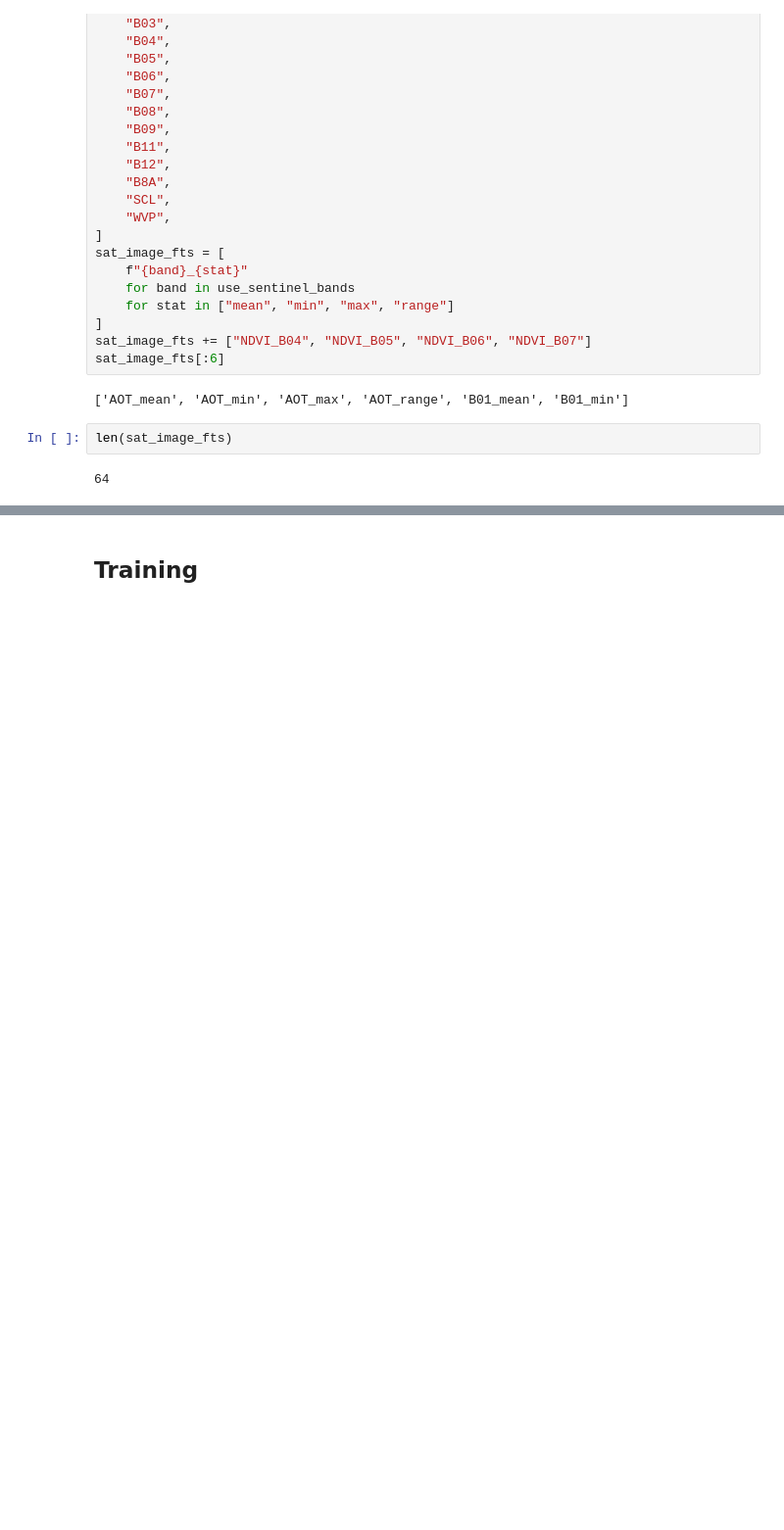
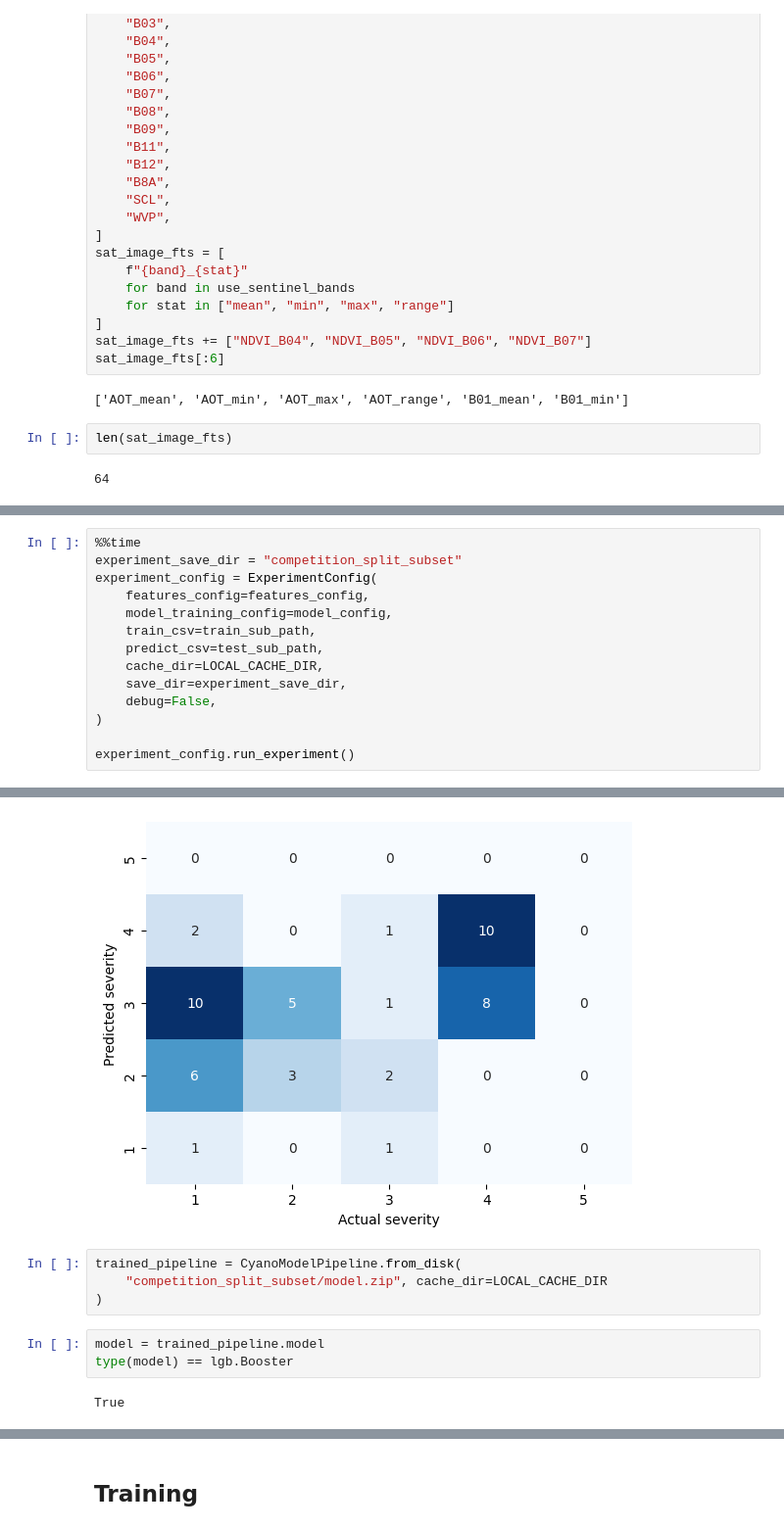
Before and after one commit to drivendataorg/cyfi, a Jupyter notebook: cyano/experiment/notebooks/0.0-klw-third-place.ipynb, the cells around one changed output, grey strips where cells are left out. Shown at 98% size. Cells and saved outputs as stored; diff of their text form; blank space fills up the shorter version.

```diff
--- a/cyano/experiment/notebooks/0.0-klw-third-place.ipynb
+++ b/cyano/experiment/notebooks/0.0-klw-third-place.ipynb
@@ -61,0 +209,15 @@ train_path = "../tests/assets/train_data.csv"
+# %%
+%%time
+experiment_save_dir = "competition_split_subset"
+experiment_config = ExperimentConfig(
+    features_config=features_config,
+    model_training_config=model_config,
+    train_csv=train_sub_path,
+    predict_csv=test_sub_path,
+    cache_dir=LOCAL_CACHE_DIR,
+    save_dir=experiment_save_dir,
+    debug=False,
+)
+
+experiment_config.run_experiment()
+# %% [output]
@@ -61,0 +243,10 @@ train_path = "../tests/assets/train_data.csv"
+[figure, added]
+# %%
+trained_pipeline = CyanoModelPipeline.from_disk(
+    "competition_split_subset/model.zip", cache_dir=LOCAL_CACHE_DIR
+)
+# %%
+model = trained_pipeline.model
+type(model) == lgb.Booster
+# %% [output]
+True
```
Also changed, not shown: parts of 42 cells of this notebook.
